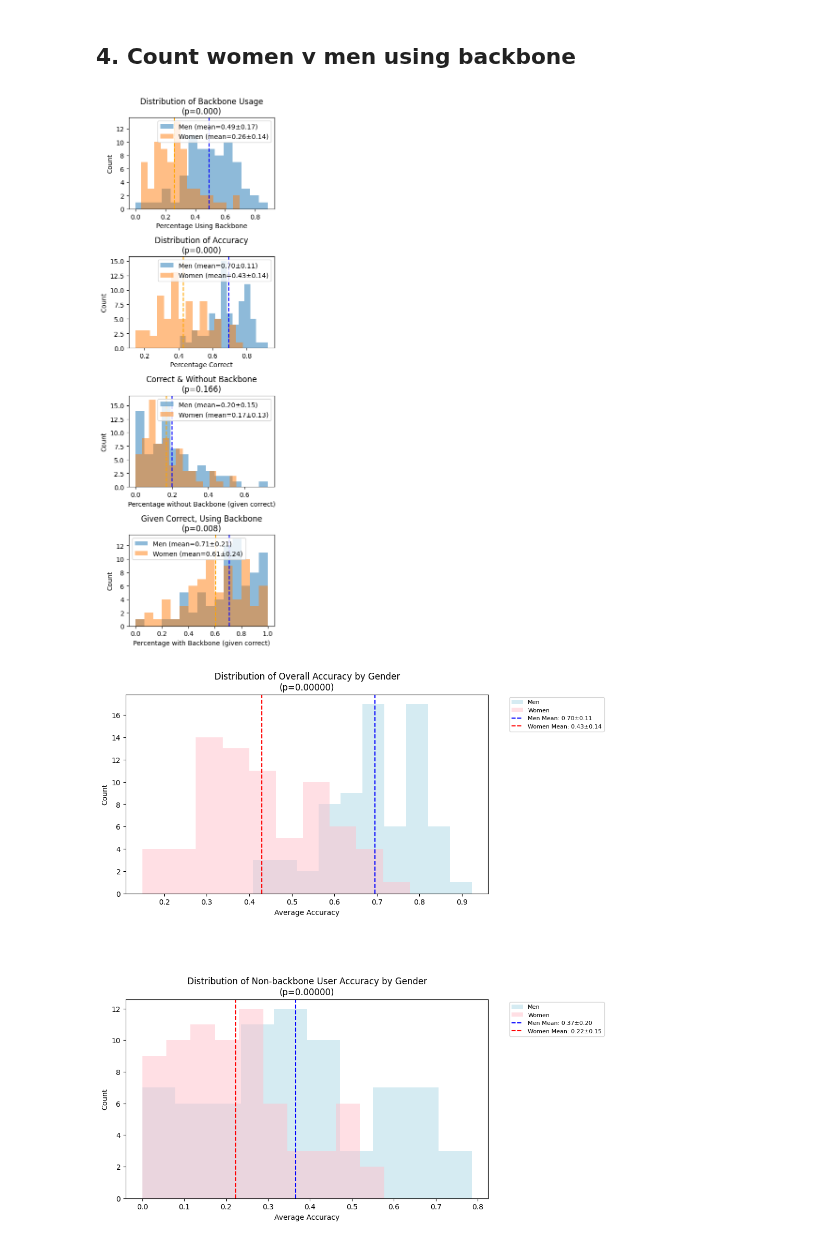
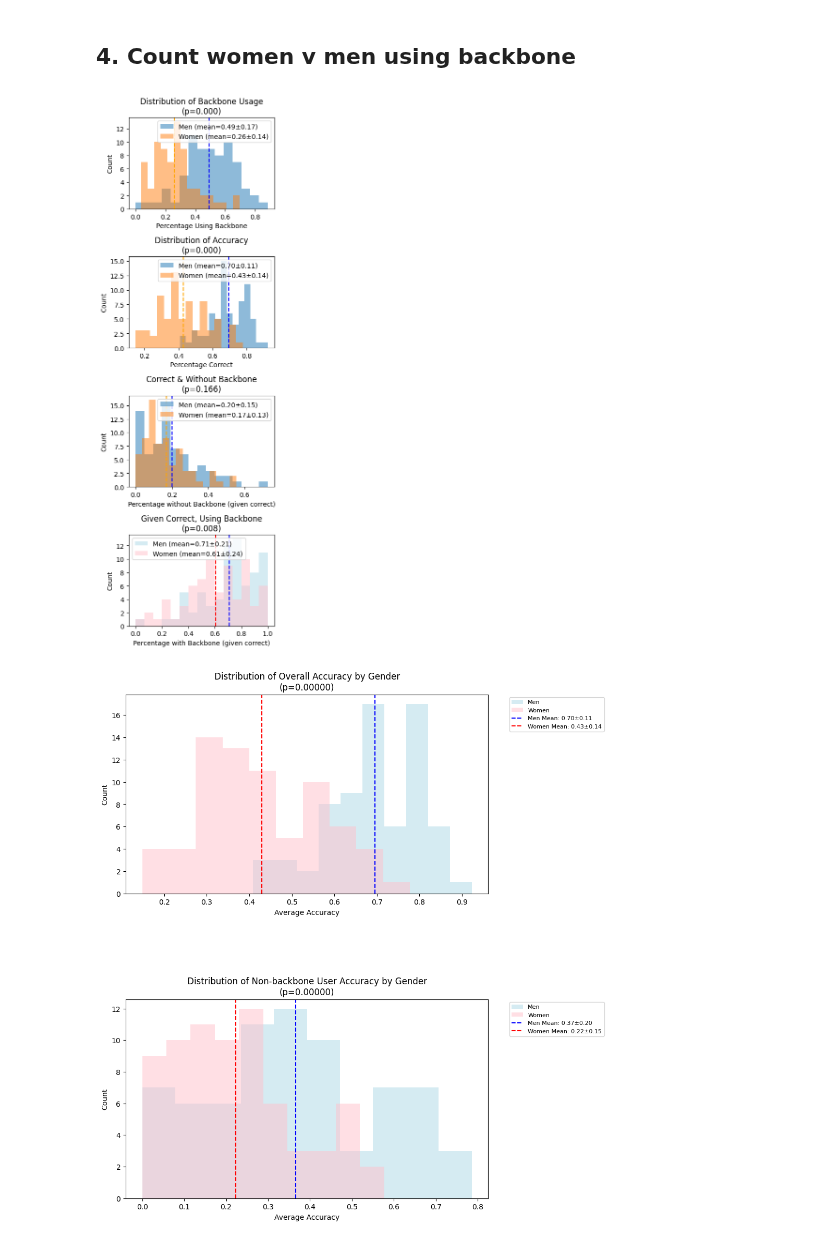
Before and after one commit to geometric-intelligence/mazedyn, a Jupyter notebook: mazedyn/4_backbone.ipynb, the cells around one changed output. Saved outputs shown, nothing was run; the diff lists cells and outputs as text; code cells hidden in the pictures.

```diff
--- a/mazedyn/4_backbone.ipynb
+++ b/mazedyn/4_backbone.ipynb
@@ -88,3 +88,11 @@ for (start_node, end_node), group in test_df.groupby(["StartAt", "EndAt"]):
         "backbone_path": backbone_path,
         "backbone_weights": weights
         }
+    # print(min(group[group["accuracy"]]["Path.Distance"]))
+    if (len(backbone_path[-1])-3) != min(group[group["accuracy"]]["Num.Nodes"]):
+        if backbone_path[-1] in ("AGHQTXZP.P", "ICBHQTXZP.P", "KJRUTXZP.P", "LGHQTXZP.P", "NFEDJRUTXZP.P", "OMSRQTXZP.P"): continue
+        print(backbone_path[-1])
+        print((min(group[group["accuracy"]]["Num.Nodes"])))
+        print(group[group["accuracy"]][["paths", "Num.Nodes"]])
+
+print(flow_tree_dict)
@@ -198,37 +260,37 @@ ax2.legend()
 # Plot correct but no backbone distributions and test significance
 men_no_backbone_mean = np.mean(men_correct_no_backbone_pct)
 men_no_backbone_std = np.std(men_correct_no_backbone_pct)
 women_no_backbone_mean = np.mean(women_correct_no_backbone_pct)
 women_no_backbone_std = np.std(women_correct_no_backbone_pct)
 no_backbone_ttest = stats.ttest_ind(men_correct_no_backbone_pct, women_correct_no_backbone_pct)
 ax3.hist(men_correct_no_backbone_pct, alpha=0.5, label=f'Men (mean={men_no_backbone_mean:.2f}±{men_no_backbone_std:.2f})', bins=15)
 ax3.hist(women_correct_no_backbone_pct, alpha=0.5, label=f'Women (mean={women_no_backbone_mean:.2f}±{women_no_backbone_std:.2f})', bins=15)
 ax3.axvline(men_no_backbone_mean, color='blue', linestyle='--')
 ax3.axvline(women_no_backbone_mean, color='orange', linestyle='--')
 ax3.set_title(f'Correct & Without Backbone\n(p={no_backbone_ttest.pvalue:.3f})')
 ax3.set_xlabel('Percentage without Backbone (given correct)')
 ax3.set_ylabel('Count')
 ax3.legend()
 
 # Plot correct with backbone distributions and test significance
 men_with_backbone_mean = np.mean(men_correct_with_backbone_pct)
 men_with_backbone_std = np.std(men_correct_with_backbone_pct)
 women_with_backbone_mean = np.mean(women_correct_with_backbone_pct)
 women_with_backbone_std = np.std(women_correct_with_backbone_pct)
 with_backbone_ttest = stats.ttest_ind(men_correct_with_backbone_pct, women_correct_with_backbone_pct)
-ax4.hist(men_correct_with_backbone_pct, alpha=0.5, label=f'Men (mean={men_with_backbone_mean:.2f}±{men_with_backbone_std:.2f})', bins=15)
-ax4.hist(women_correct_with_backbone_pct, alpha=0.5, label=f'Women (mean={women_with_backbone_mean:.2f}±{women_with_backbone_std:.2f})', bins=15)
+ax4.hist(men_correct_with_backbone_pct, color="lightblue", alpha=0.5, label=f'Men (mean={men_with_backbone_mean:.2f}±{men_with_backbone_std:.2f})', bins=15)
+ax4.hist(women_correct_with_backbone_pct, color="pink", alpha=0.5, label=f'Women (mean={women_with_backbone_mean:.2f}±{women_with_backbone_std:.2f})', bins=15)
 ax4.axvline(men_with_backbone_mean, color='blue', linestyle='--')
-ax4.axvline(women_with_backbone_mean, color='orange', linestyle='--')
+ax4.axvline(women_with_backbone_mean, color='red', linestyle='--')
 ax4.set_title(f'Given Correct, Using Backbone\n(p={with_backbone_ttest.pvalue:.3f})')
 ax4.set_xlabel('Percentage with Backbone (given correct)')
 ax4.set_ylabel('Count')
 ax4.legend()
 
 plt.tight_layout()
 plt.show()
 # %% [output]
-[figure, old version]
+[figure, new version]
 # %%
 # Calculate accuracy for men and women not using backbone for each path
 men_non_backbone_accuracies = []
```
Also changed, not shown: parts of 4 cells of this notebook, 11 other files.
